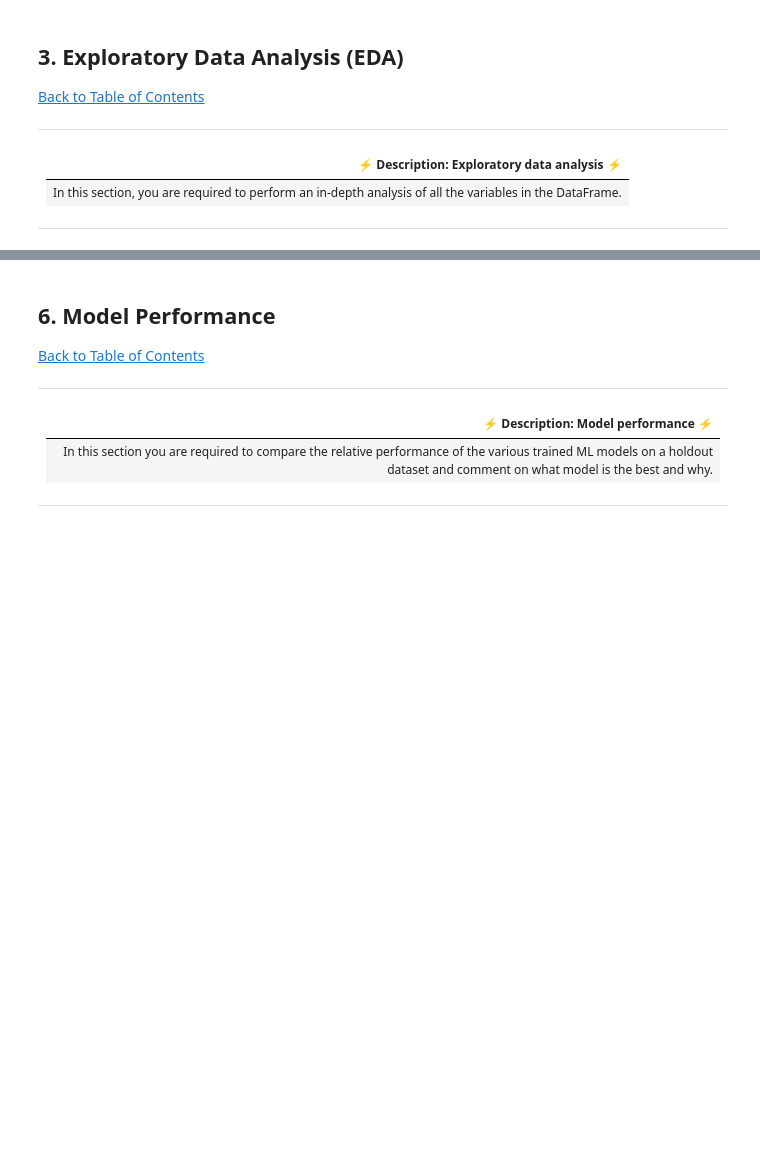
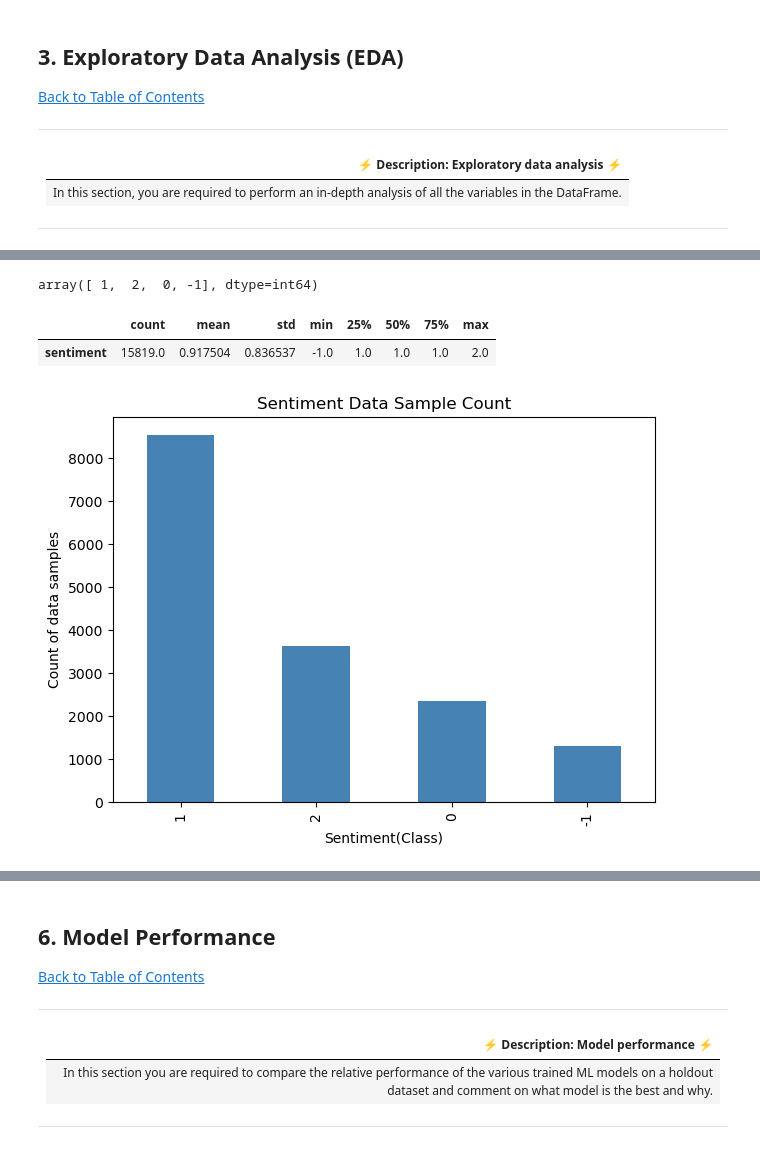
Before and after one commit to Classifix/Classifix, a Jupyter notebook: Advanced_Classification/starter-notebook.ipynb, the cells around one changed output, grey strips where cells are left out. Cells and saved outputs as stored; diff of their text form; code cells hidden in the pictures; blank space fills up the shorter version.

```diff
--- a/Advanced_Classification/starter-notebook.ipynb
+++ b/Advanced_Classification/starter-notebook.ipynb
@@ -81,8 +100,9 @@ import pandas as pd
 ---
 # %%
 # load the data
-df = pd.read_csv('../resources/data/train.csv')
-df.head()
+df_train = pd.read_csv('train.csv')
+df_test = pd.read_csv('test_with_no_labels.csv')
+df_train.head()
 # %% [output]
 |  | sentiment | message | tweetid |
 | 0 | 1 | PolySciMajor EPA chief doesn't th... | 625221 |
@@ -113,0 +174,22 @@ df.head()
+# %%
+#checking unique target values
+df_train['sentiment'].unique()
+# %% [output]
+array([ 1,  2,  0, -1], dtype=int64)
+# %%
+#Summary statistics
+
+df_train[['sentiment']].describe().T
+# %% [output]
+|  | count | mean | std | min | 25% | 50% | 75% | max |
+| sentiment | 15819.0 | 0.917504 | 0.836537 | -1.0 | 1.0 | 1.0 | 1.0 | 2.0 |
+# %%
+# Plotting sentiment data sample count
+
+plt.figure(figsize=(7,5))
+df_train['sentiment'].value_counts().plot(kind = 'bar', title='Sentiment Data Sample Count', color='steelblue')
+plt.xlabel('Sentiment(Class)')
+plt.ylabel("Count of data samples")
+plt.show()
+# %% [output]
+[figure, added]
```
Also changed, not shown: parts of 87 cells of this notebook, 5 other files.
